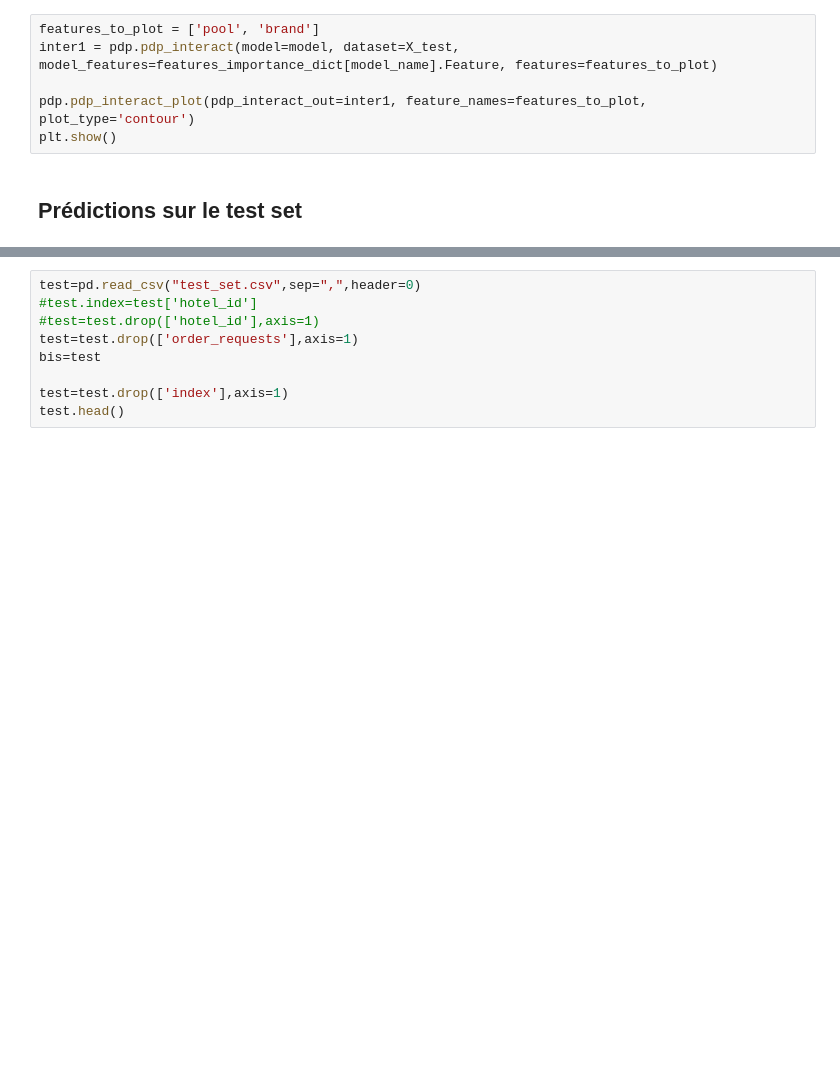
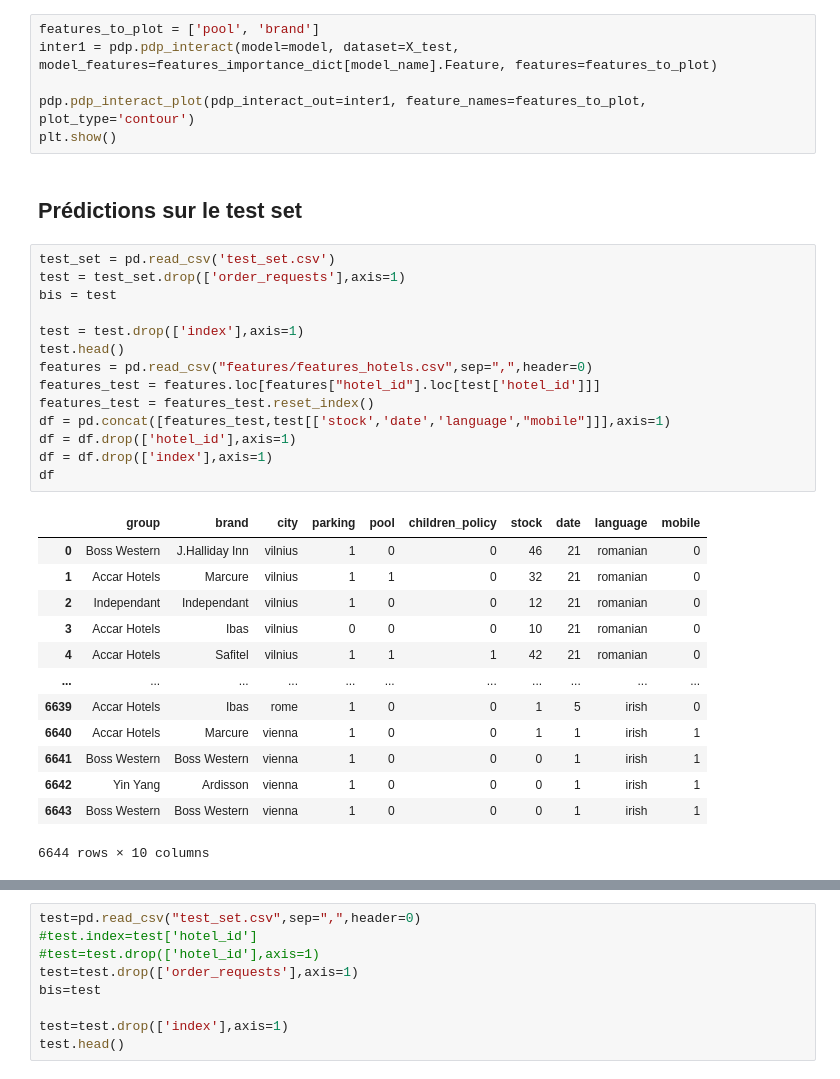
Before and after one commit to njulia1/Defi-IA-2023, a Jupyter notebook: Random Forest .ipynb, the cells around one changed output, grey strips where cells are left out. Cells and saved outputs as stored; diff of their text form; blank space fills up the shorter version.

```diff
--- a/Random Forest .ipynb
+++ b/Random Forest .ipynb
@@ -137,3 +143,31 @@ pdp.pdp_interact_plot(pdp_interact_out=inter1, feature_names=features_to_plot, p
 plt.show()
 # %% [markdown]
 ## Prédictions sur le test set
+# %%
+test_set = pd.read_csv('test_set.csv')
+test = test_set.drop(['order_requests'],axis=1)
+bis = test
+
+test = test.drop(['index'],axis=1)
+test.head()
+features = pd.read_csv("features/features_hotels.csv",sep=",",header=0)
+features_test = features.loc[features["hotel_id"].loc[test['hotel_id']]]
+features_test = features_test.reset_index()
+df = pd.concat([features_test,test[['stock','date','language',"mobile"]]],axis=1)
+df = df.drop(['hotel_id'],axis=1)
+df = df.drop(['index'],axis=1)
+df
+# %% [output]
+|  | group | brand | city | parking | pool | children_policy | stock | date | language | mobile |
+| 0 | Boss Western | J.Halliday Inn | vilnius | 1 | 0 | 0 | 46 | 21 | romanian | 0 |
+| 1 | Accar Hotels | Marcure | vilnius | 1 | 1 | 0 | 32 | 21 | romanian | 0 |
+| 2 | Independant | Independant | vilnius | 1 | 0 | 0 | 12 | 21 | romanian | 0 |
+| 3 | Accar Hotels | Ibas | vilnius | 0 | 0 | 0 | 10 | 21 | romanian | 0 |
+| 4 | Accar Hotels | Safitel | vilnius | 1 | 1 | 1 | 42 | 21 | romanian | 0 |
+| ... | ... | ... | ... | ... | ... | ... | ... | ... | ... | ... |
+| 6639 | Accar Hotels | Ibas | rome | 1 | 0 | 0 | 1 | 5 | irish | 0 |
+| 6640 | Accar Hotels | Marcure | vienna | 1 | 0 | 0 | 1 | 1 | irish | 1 |
+| 6641 | Boss Western | Boss Western | vienna | 1 | 0 | 0 | 0 | 1 | irish | 1 |
+| 6642 | Yin Yang | Ardisson | vienna | 1 | 0 | 0 | 0 | 1 | irish | 1 |
+| 6643 | Boss Western | Boss Western | vienna | 1 | 0 | 0 | 0 | 1 | irish | 1 |
+6644 rows × 10 columns
```
Also changed, not shown: parts of 11 cells of this notebook, 5 other files.
